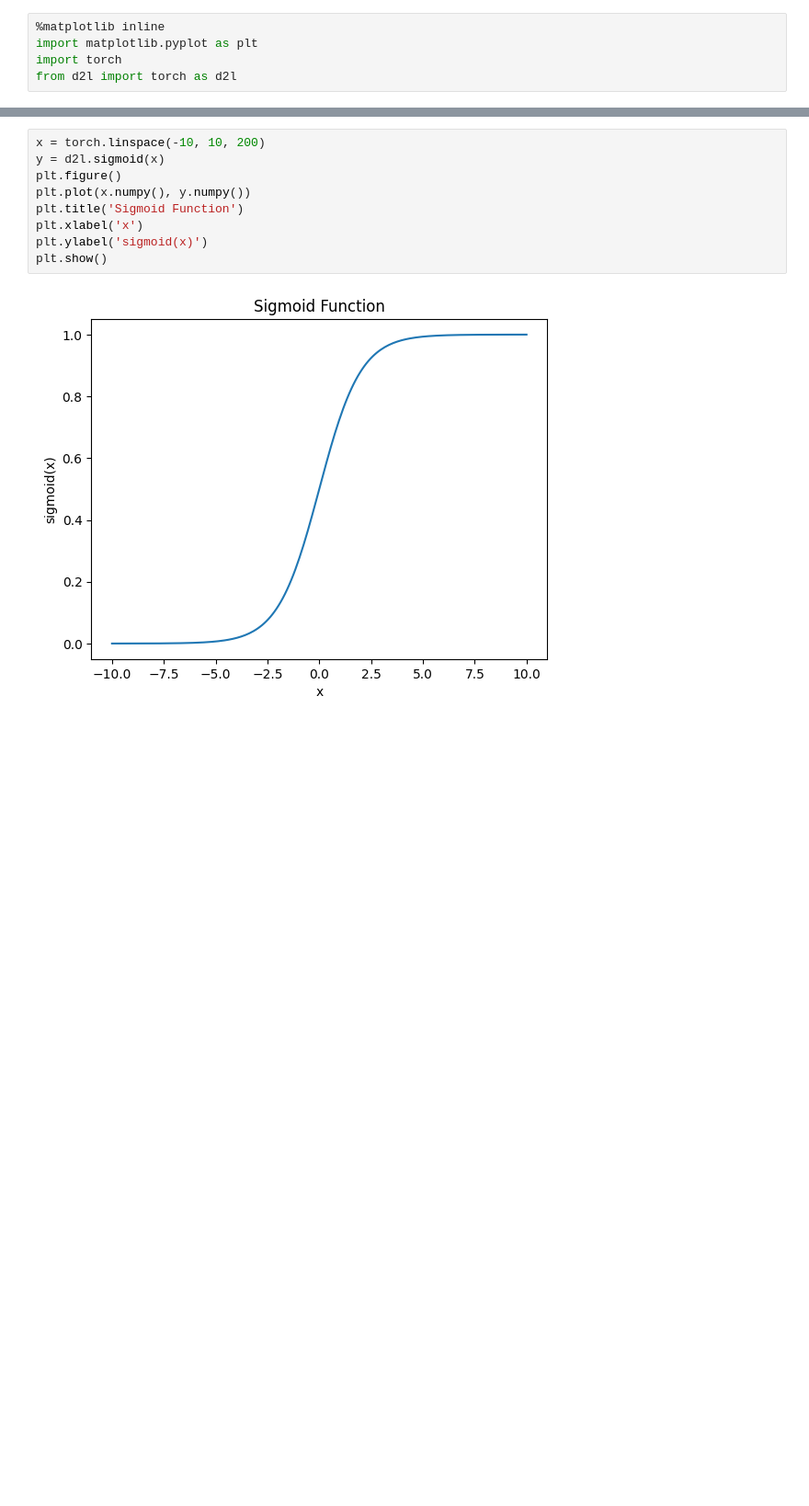
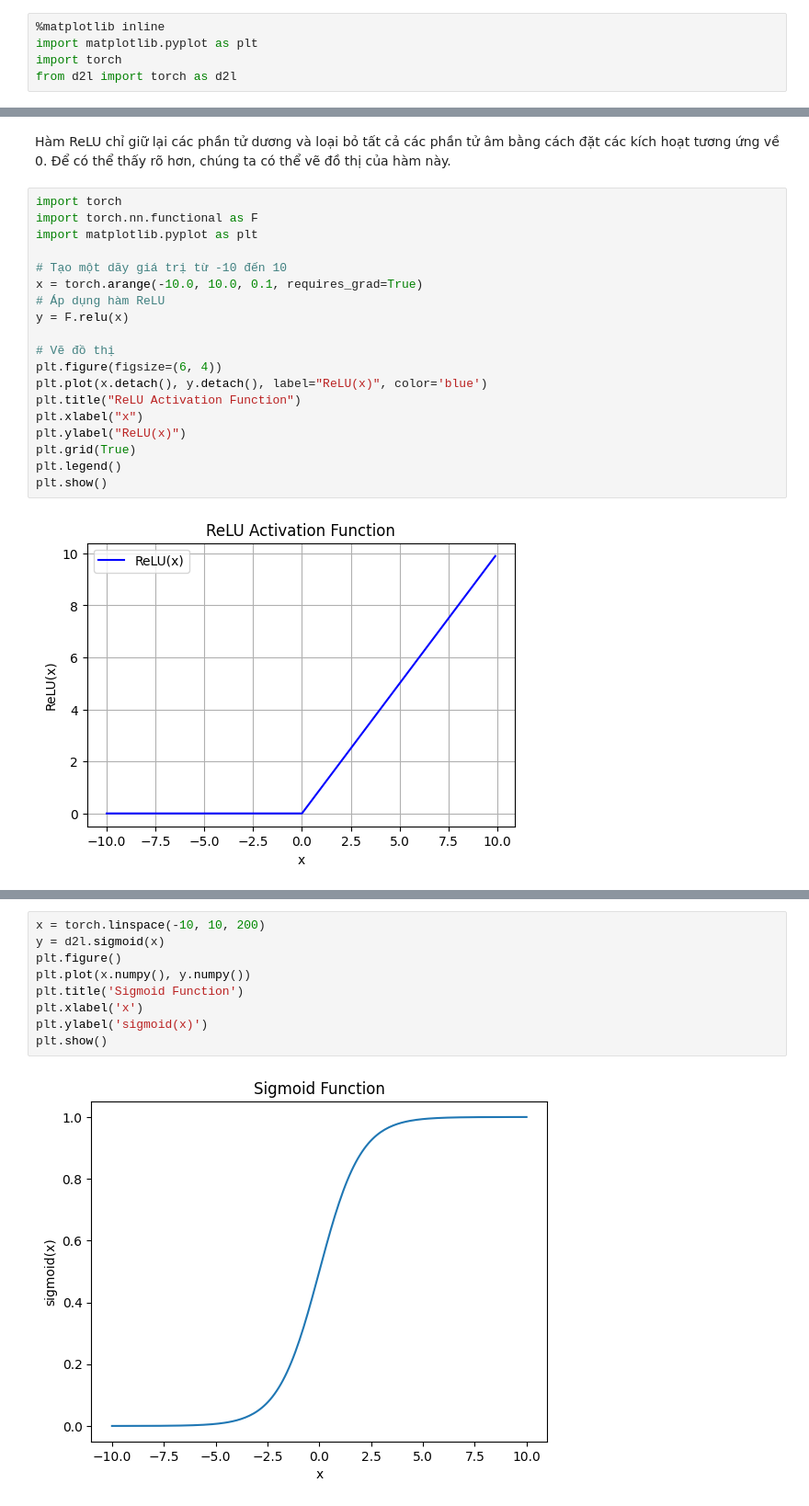
Before and after one commit to lifebow/MFFCS, a Jupyter notebook: MLP_Overview.ipynb, the cells around one changed output, grey strips where cells are left out. Shown: that part at 92% size. Cells and saved outputs as stored; diff of their text form; blank space fills up the shorter version.

Commit message:
Cập nhật phần 5.1

```diff
--- a/MLP_Overview.ipynb
+++ b/MLP_Overview.ipynb
@@ -5,0 +131,23 @@ from d2l import torch as d2l
+# %% [markdown]
+Hàm ReLU chỉ giữ lại các phần tử dương và loại bỏ tất cả các phần tử âm bằng cách đặt các kích hoạt tương ứng về 0. Để có thể thấy rõ hơn, chúng ta có thể vẽ đồ thị của hàm này.
+# %%
+import torch
+import torch.nn.functional as F
+import matplotlib.pyplot as plt
+
+# Tạo một dãy giá trị từ -10 đến 10
+x = torch.arange(-10.0, 10.0, 0.1, requires_grad=True)
+# Áp dụng hàm ReLU
+y = F.relu(x)
+
+# Vẽ đồ thị
+plt.figure(figsize=(6, 4))
+plt.plot(x.detach(), y.detach(), label="ReLU(x)", color='blue')
+plt.title("ReLU Activation Function")
+plt.xlabel("x")
+plt.ylabel("ReLU(x)")
+plt.grid(True)
+plt.legend()
+plt.show()
+# %% [output]
+[figure, added]
```
Also changed, not shown: parts of 30 cells of this notebook.
